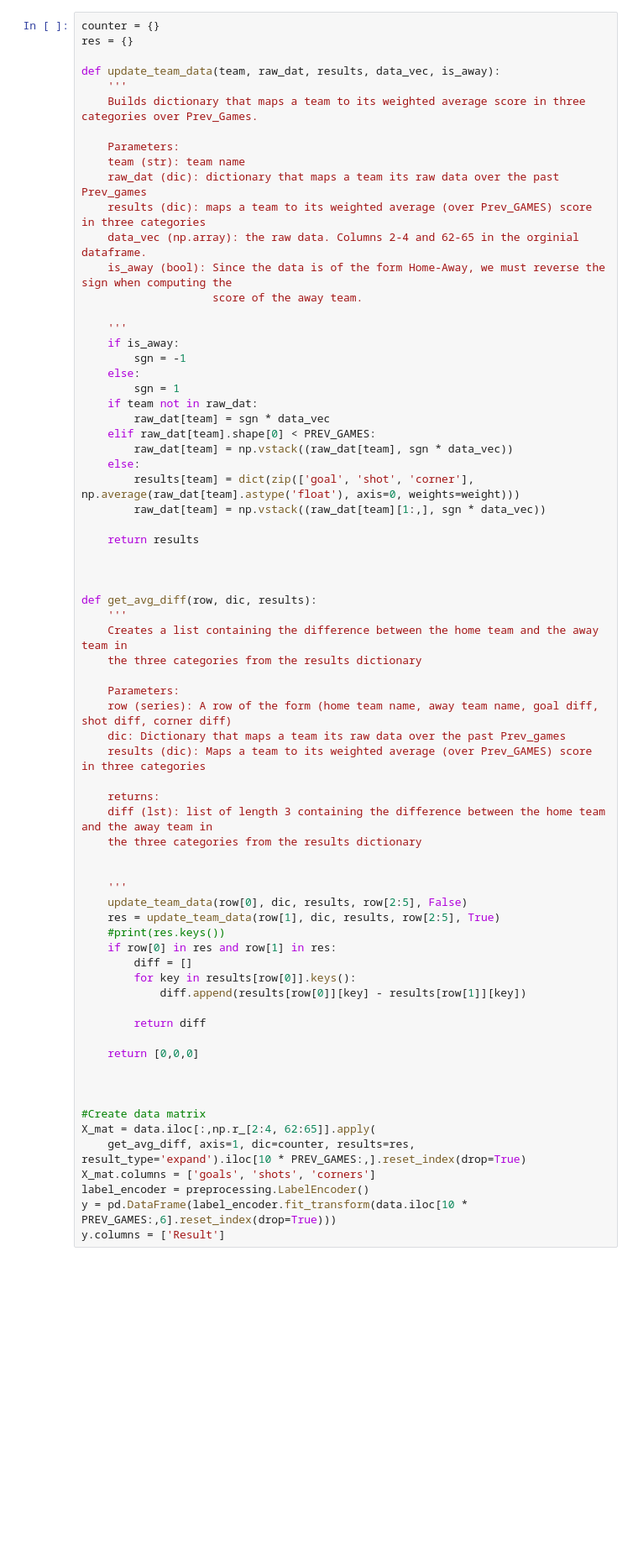
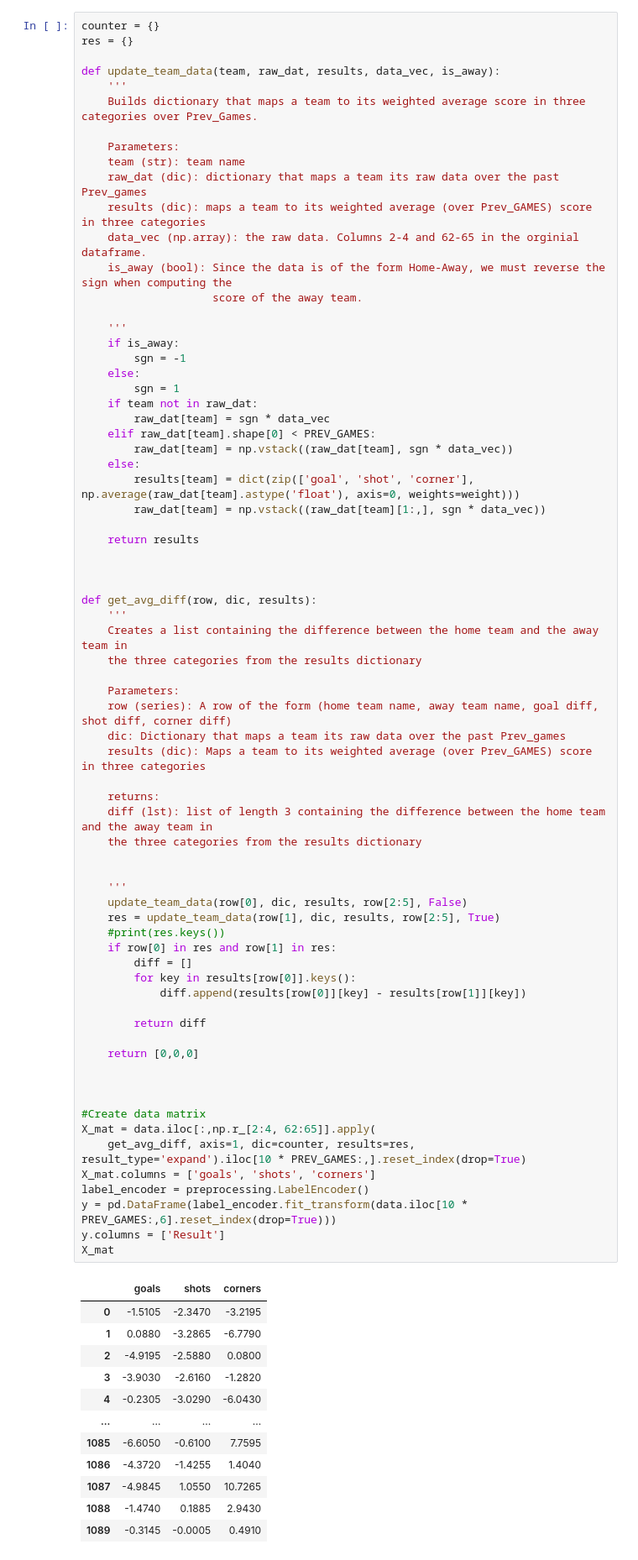
Before and after one commit to spsinha/Prem-Match-Classifier, a Jupyter notebook: classifier.ipynb, the cells around one changed output. Shown: that part at 84% size. Cells and saved outputs as stored; diff of their text form; blank space fills up the shorter version.

```diff
--- a/classifier.ipynb
+++ b/classifier.ipynb
@@ -74,30 +90,44 @@ def get_avg_diff(row, dic, results):
     dic: Dictionary that maps a team its raw data over the past Prev_games
     results (dic): Maps a team to its weighted average (over Prev_GAMES) score in three categories
 
     returns:
     diff (lst): list of length 3 containing the difference between the home team and the away team in
     the three categories from the results dictionary
 
 
     '''
     update_team_data(row[0], dic, results, row[2:5], False)
     res = update_team_data(row[1], dic, results, row[2:5], True)
     #print(res.keys())
     if row[0] in res and row[1] in res:
         diff = []
         for key in results[row[0]].keys():
             diff.append(results[row[0]][key] - results[row[1]][key])
 
         return diff
 
     return [0,0,0]
 
 
 
 #Create data matrix
 X_mat = data.iloc[:,np.r_[2:4, 62:65]].apply(
     get_avg_diff, axis=1, dic=counter, results=res, result_type='expand').iloc[10 * PREV_GAMES:,].reset_index(drop=True)
 X_mat.columns = ['goals', 'shots', 'corners']
 label_encoder = preprocessing.LabelEncoder()
 y = pd.DataFrame(label_encoder.fit_transform(data.iloc[10 * PREV_GAMES:,6].reset_index(drop=True)))
 y.columns = ['Result']
+X_mat
+# %% [output]
+|  | goals | shots | corners |
+| 0 | -1.5105 | -2.3470 | -3.2195 |
+| 1 | 0.0880 | -3.2865 | -6.7790 |
+| 2 | -4.9195 | -2.5880 | 0.0800 |
+| 3 | -3.9030 | -2.6160 | -1.2820 |
+| 4 | -0.2305 | -3.0290 | -6.0430 |
+| ... | ... | ... | ... |
+| 1085 | -6.6050 | -0.6100 | 7.7595 |
+| 1086 | -4.3720 | -1.4255 | 1.4040 |
+| 1087 | -4.9845 | 1.0550 | 10.7265 |
+| 1088 | -1.4740 | 0.1885 | 2.9430 |
+| 1089 | -0.3145 | -0.0005 | 0.4910 |
```
Also changed, not shown: parts of 5 cells of this notebook.
